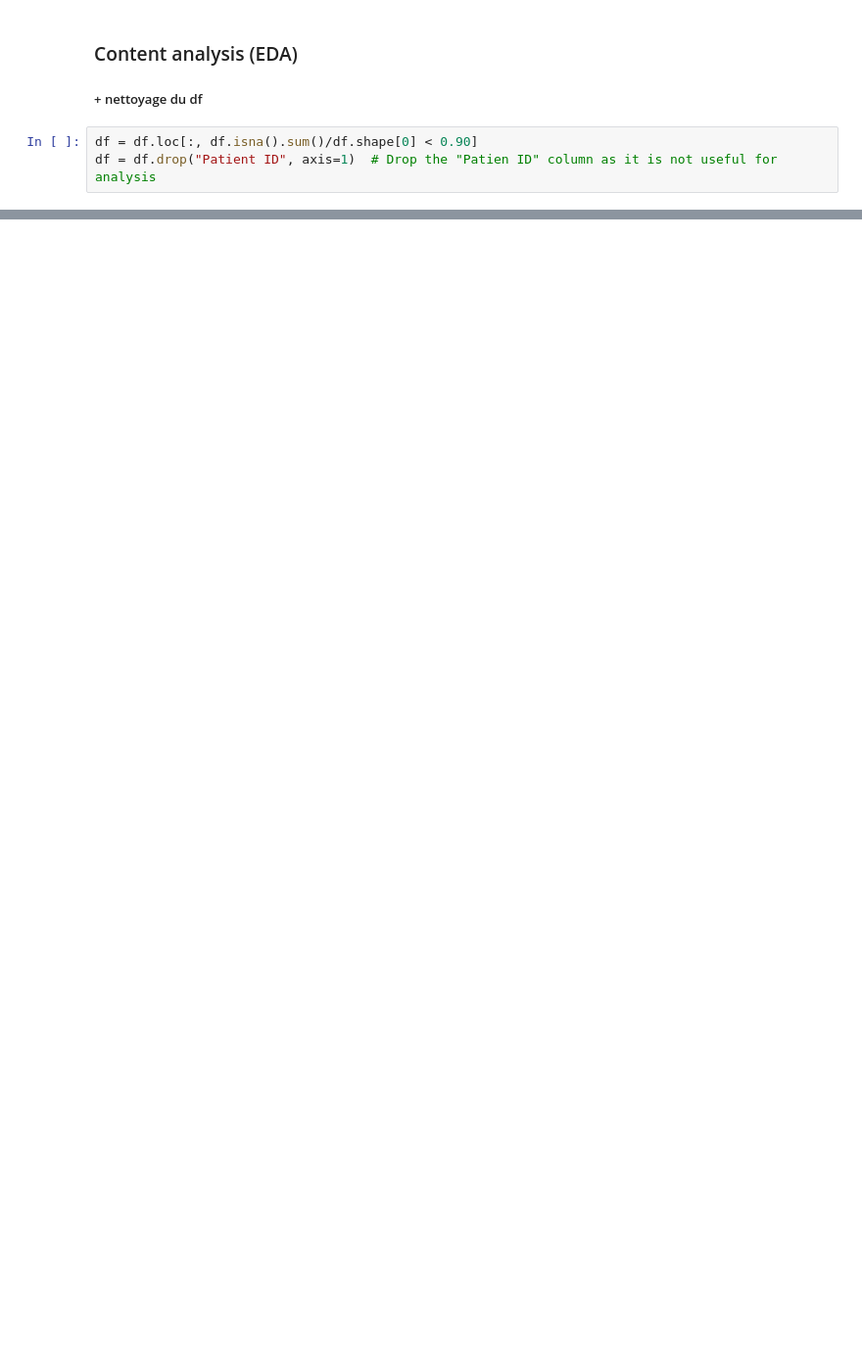
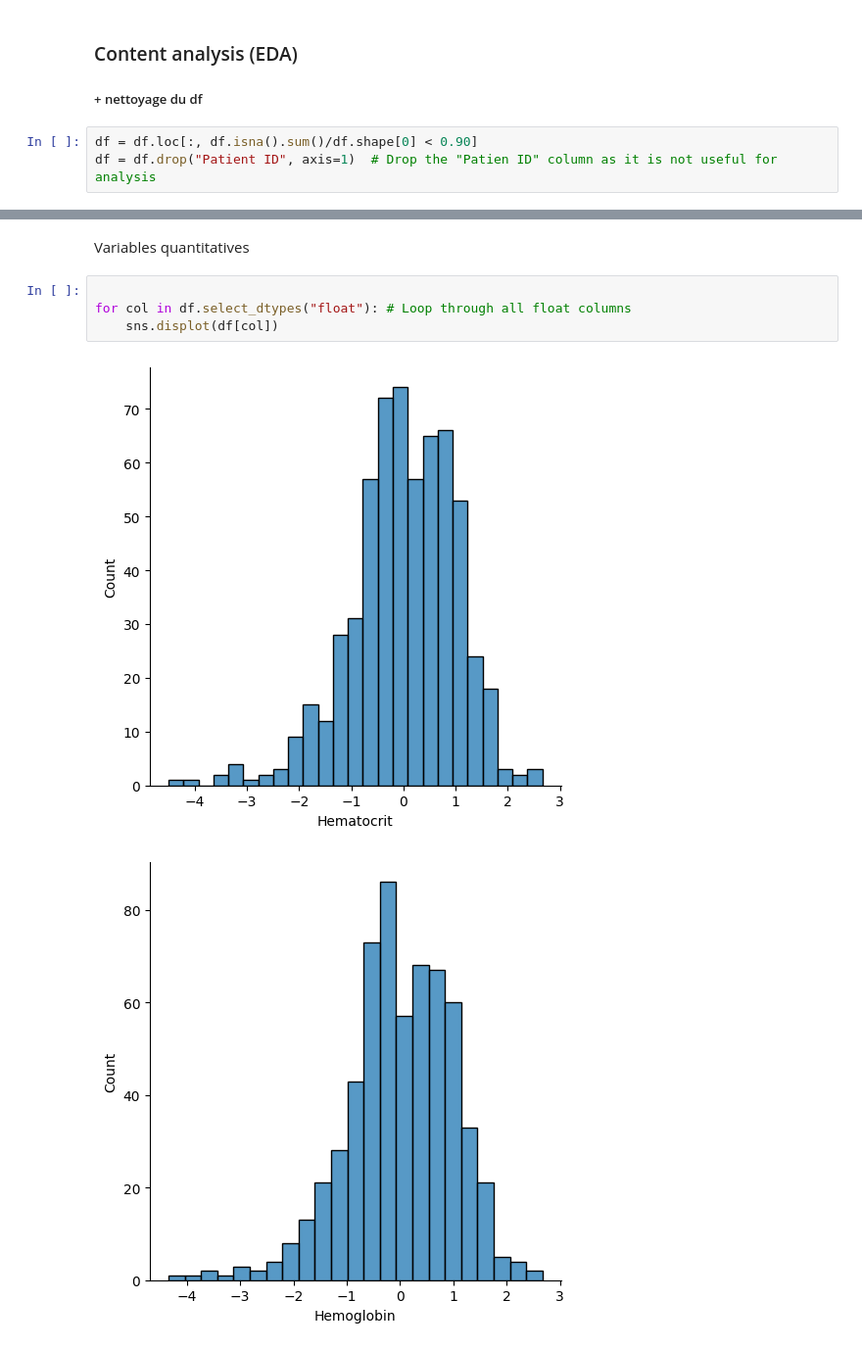
Before and after one commit to Jules-Gossiaux/learn_ML, a Jupyter notebook: final_project/codeCheck.ipynb, the cells around one changed output, grey strips where cells are left out. Shown at 98% size. Cells and saved outputs as stored; diff of their text form; blank space fills up the shorter version.

```diff
--- a/final_project/codeCheck.ipynb
+++ b/final_project/codeCheck.ipynb
@@ -207,0 +203,9 @@ Name: count, dtype: int64
+# %% [markdown]
+Variables quantitatives
+# %%
+
+for col in df.select_dtypes("float"): # Loop through all float columns
+    sns.displot(df[col])
+# %% [output]
+[figure, added]
+[figure, added]
```
Also changed, not shown: parts of 18 cells of this notebook, 1 other file.
